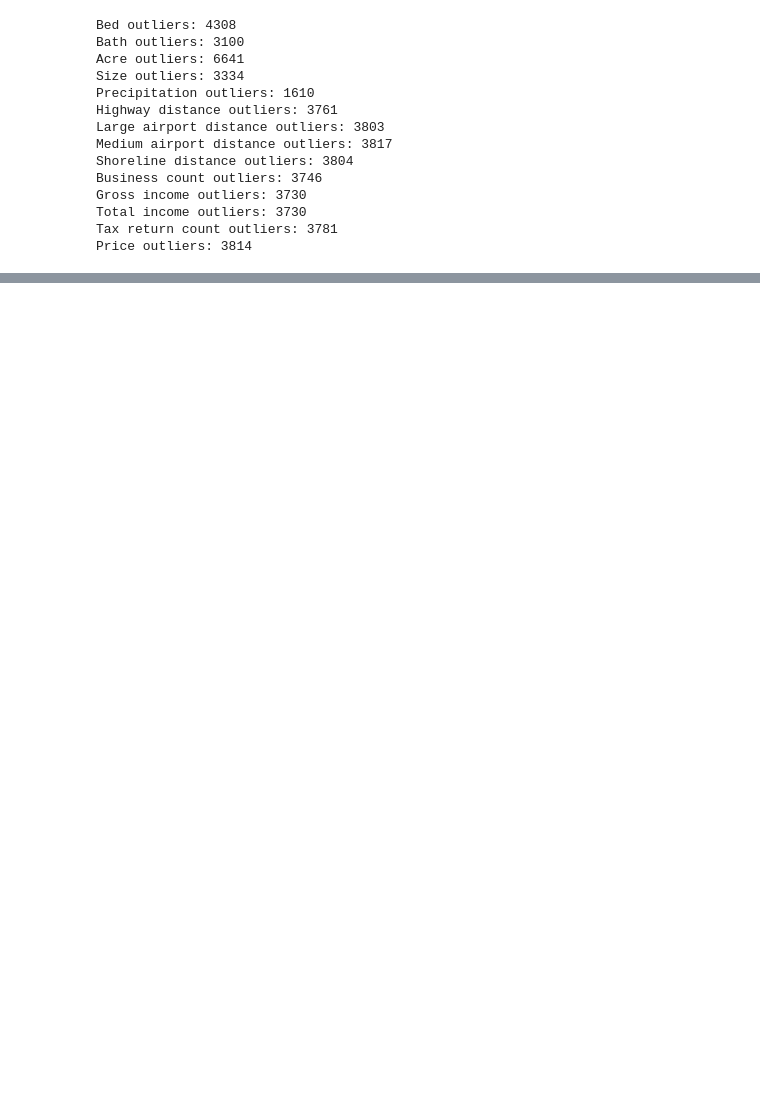
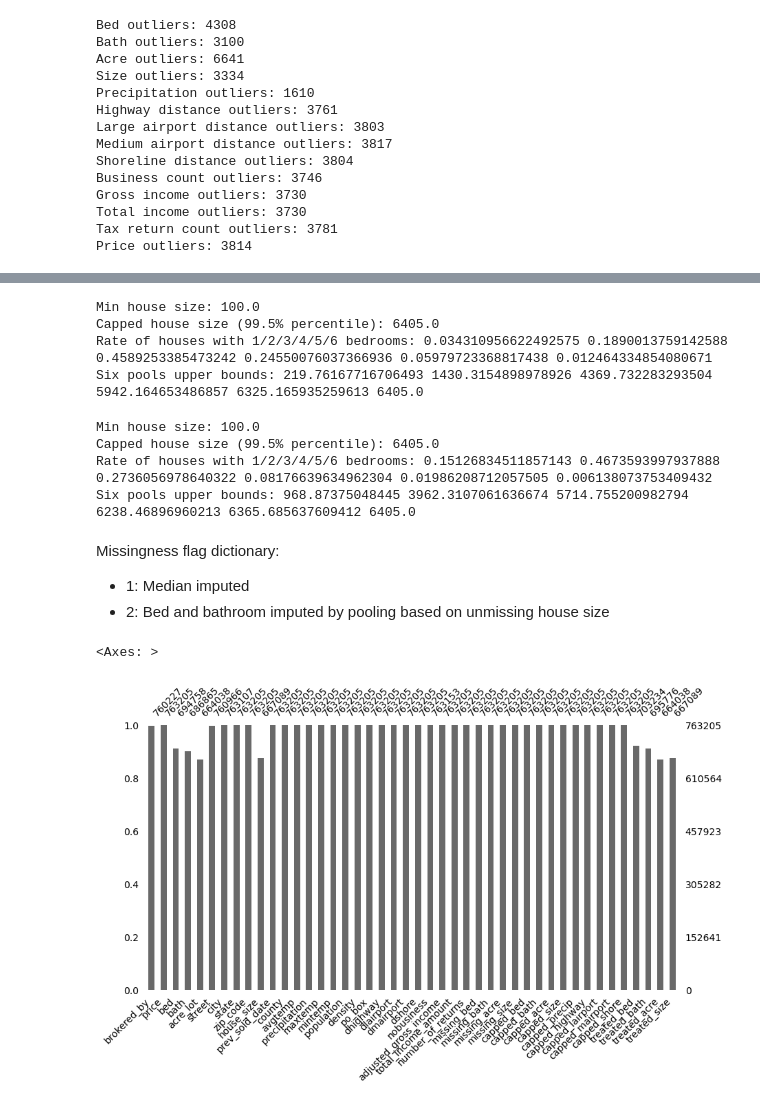
Before and after one commit to luke-dillon/PlacementProject, a Jupyter notebook: cleaning.ipynb, the cells around one changed output, grey strips where cells are left out. Cells and saved outputs as stored; diff of their text form; code cells hidden in the pictures; blank space fills up the shorter version.

Commit message:
Deal with outliers and missing values

```diff
--- a/cleaning.ipynb
+++ b/cleaning.ipynb
@@ -220,3 +201,11 @@ Index(['brokered_by', 'price', 'bed', 'bath', 'acre_lot', 'street', 'city',
       dtype='object')
+# %%
+def cap_outliers(column, percentile):
+    col = sold_merged[column]
+    cap = col.quantile(percentile)
+    return col.apply(lambda x: cap if x > cap else x)
 # %%
-sold_merged[sold_merged.house_size > (sold_merged.house_size.quantile(0.75) + 1.5*(sold_merged.house_size.quantile(0.75) - sold_merged.house_size.quantile(0.25)))]
+sold_merged['treated_bed'] = cap_outliers('bed', 0.99)
+sold_merged['treated_bath'] = cap_outliers('bath', 0.99)
+sold_merged['treated_acre'] = cap_outliers('acre_lot', 0.99)
+sold_merged['treated_size'] = cap_outliers('house_size', 0.995)
@@ -236,0 +212,47 @@ sold_merged[sold_merged.house_size > (sold_merged.house_size.quantile(0.75) + 1.
+# %%
+print('Min house size:', sold_merged.house_size.min())
+print('Capped house size (99.5% percentile):', sold_merged.treated_size.quantile(0.995))
+print('Rate of houses with 1/2/3/4/5/6 bedrooms:', len(sold_merged[sold_merged.bed == 1])/len(sold_merged[sold_merged.bed <= 6]), len(sold_merged[sold_merged.bed == 2])/len(sold_merged[sold_merged.bed <= 6]), len(sold_merged[sold_merged.bed == 3])/len(sold_merged[sold_merged.bed <= 6]), len(sold_merged[sold_merged.bed == 4])/len(sold_merged[sold_merged.bed <= 6]), len(sold_merged[sold_merged.bed == 5])/len(sold_merged[sold_merged.bed <= 6]), len(sold_merged[sold_merged.bed == 6])/len(sold_merged[sold_merged.bed <= 6]))
+print('Six pools upper bounds:', 6405*0.034310956622492575, 6405*(0.1890013759142588+0.034310956622492575), 6405*(0.1890013759142588+0.034310956622492575+0.4589253385473242), 6405*(0.1890013759142588+0.034310956622492575+0.4589253385473242+0.24550076037366936), 6405*(0.1890013759142588+0.034310956622492575+0.4589253385473242+0.24550076037366936+0.05979723368817438), 6405*(0.1890013759142588+0.034310956622492575+0.4589253385473242+0.24550076037366936+0.05979723368817438+0.012464334854080671))
+# %% [output]
+Min house size: 100.0
+Capped house size (99.5% percentile): 6405.0
+Rate of houses with 1/2/3/4/5/6 bedrooms: 0.034310956622492575 0.1890013759142588 0.4589253385473242 0.24550076037366936 0.05979723368817438 0.012464334854080671
+Six pools upper bounds: 219.76167716706493 1430.3154898978926 4369.732283293504 5942.164653486857 6325.165935259613 6405.0
+# %%
+print('Min house size:', sold_merged.house_size.min())
+print('Capped house size (99.5% percentile):', sold_merged.treated_size.quantile(0.995))
+print('Rate of houses with 1/2/3/4/5/6 bedrooms:', len(sold_merged[sold_merged.bath == 1])/len(sold_merged[sold_merged.bath <= 6]), len(sold_merged[sold_merged.bath == 2])/len(sold_merged[sold_merged.bath <= 6]), len(sold_merged[sold_merged.bath == 3])/len(sold_merged[sold_merged.bath <= 6]), len(sold_merged[sold_merged.bath == 4])/len(sold_merged[sold_merged.bath <= 6]), len(sold_merged[sold_merged.bath == 5])/len(sold_merged[sold_merged.bath <= 6]), len(sold_merged[sold_merged.bath == 6])/len(sold_merged[sold_merged.bath <= 6]))
+print('Six pools upper bounds:', 6405*0.15126834511857143, 6405*(0.15126834511857143+0.4673593997937888), 6405*(0.15126834511857143+0.4673593997937888+0.2736056978640322), 6405*(0.15126834511857143+0.4673593997937888+0.2736056978640322+0.08176639634962304), 6405*(0.15126834511857143+0.4673593997937888+0.2736056978640322+0.08176639634962304+0.01986208712057505), 6405*(0.15126834511857143+0.4673593997937888+0.2736056978640322+0.08176639634962304+0.01986208712057505+0.006138073753409432))
+# %% [output]
+Min house size: 100.0
+Capped house size (99.5% percentile): 6405.0
+Rate of houses with 1/2/3/4/5/6 bedrooms: 0.15126834511857143 0.4673593997937888 0.2736056978640322 0.08176639634962304 0.01986208712057505 0.006138073753409432
+Six pools upper bounds: 968.87375048445 3962.3107061636674 5714.755200982794 6238.46896960213 6365.685637609412 6405.0
+# %% [markdown]
+Missingness flag dictionary:
+- 1: Median imputed
+- 2: Bed and bathroom imputed by pooling based on unmissing house size
+# %%
+# Imputing bed values for columns with house size present
+sold_merged['missing_bed'] = sold_merged['missing_bed'].where(~((sold_merged['missing_bed'] == 1) & (sold_merged['missing_size'] == 0)), 2)
+sold_merged['treated_bed'] = sold_merged['treated_bed'].where(~((sold_merged['missing_bed'] == 2) & (sold_merged['house_size'] < 219.76167716706493)), 1)
+sold_merged['treated_bed'] = sold_merged['treated_bed'].where(~((sold_merged['missing_bed'] == 2) & (sold_merged['house_size'] >= 219.76167716706493) & (sold_merged['house_size'] < 1430.3154898978926)), 2)
+sold_merged['treated_bed'] = sold_merged['treated_bed'].where(~((sold_merged['missing_bed'] == 2) & (sold_merged['house_size'] >= 1430.3154898978926) & (sold_merged['house_size'] < 4369.732283293504)), 3)
+sold_merged['treated_bed'] = sold_merged['treated_bed'].where(~((sold_merged['missing_bed'] == 2) & (sold_merged['house_size'] >= 4369.732283293504) & (sold_merged['house_size'] < 5942.164653486857)), 4)
+sold_merged['treated_bed'] = sold_merged['treated_bed'].where(~((sold_merged['missing_bed'] == 2) & (sold_merged['house_size'] >= 5942.164653486857) & (sold_merged['house_size'] < 6325.165935259613)), 5)
+sold_merged['treated_bed'] = sold_merged['treated_bed'].where(~((sold_merged['missing_bed'] == 2) & (sold_merged['house_size'] >= 6325.165935259613)), 6)
+# %%
+# Imputing bath values for columns with house size present
+sold_merged['missing_bath'] = sold_merged['missing_bath'].where(~((sold_merged['missing_bath'] == 1) & (sold_merged['missing_size'] == 0)), 2)
+sold_merged['treated_bath'] = sold_merged['treated_bath'].where(~((sold_merged['missing_bath'] == 2) & (sold_merged['house_size'] < 968.87375048445)), 1)
+sold_merged['treated_bath'] = sold_merged['treated_bath'].where(~((sold_merged['missing_bath'] == 2) & (sold_merged['house_size'] >= 968.87375048445) & (sold_merged['house_size'] < 3962.3107061636674)), 2)
+sold_merged['treated_bath'] = sold_merged['treated_bath'].where(~((sold_merged['missing_bath'] == 2) & (sold_merged['house_size'] >= 3962.3107061636674) & (sold_merged['house_size'] < 5714.755200982794)), 3)
+sold_merged['treated_bath'] = sold_merged['treated_bath'].where(~((sold_merged['missing_bath'] == 2) & (sold_merged['house_size'] >= 5714.755200982794) & (sold_merged['house_size'] < 6238.46896960213)), 4)
+sold_merged['treated_bath'] = sold_merged['treated_bath'].where(~((sold_merged['missing_bath'] == 2) & (sold_merged['house_size'] >= 6238.46896960213) & (sold_merged['house_size'] < 6365.685637609412)), 5)
+sold_merged['treated_bath'] = sold_merged['treated_bath'].where(~((sold_merged['missing_bath'] == 2) & (sold_merged['house_size'] >= 6365.685637609412)), 6)
+# %%
+missingno.bar(sold_merged, figsize = (10,5), fontsize = 10)
+# %% [output]
+<Axes: >
+[figure, added]
```
Also changed, not shown: parts of 11 cells of this notebook.
